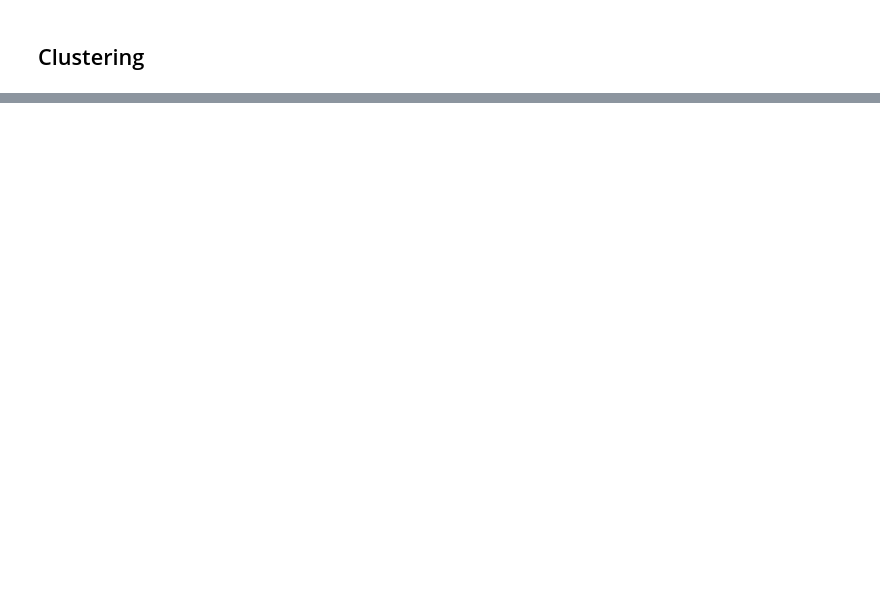
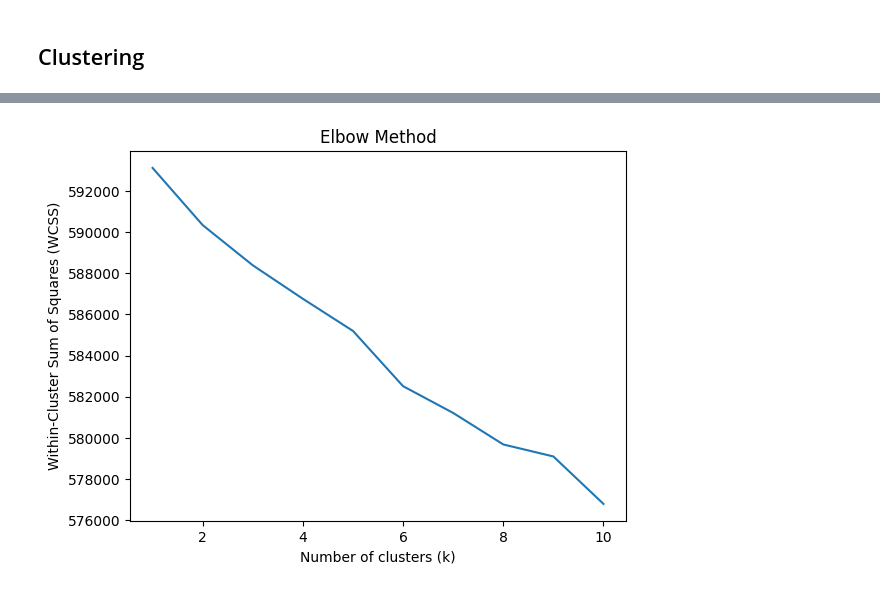
Before and after one commit to JammalAdeyemi/Sentiment_Analysis, a Jupyter notebook: Notebooks/Clustering.ipynb, the cells around one changed output, grey strips where cells are left out. Cells and saved outputs as stored; diff of their text form; code cells hidden in the pictures; blank space fills up the shorter version.

```diff
--- a/Notebooks/Clustering.ipynb
+++ b/Notebooks/Clustering.ipynb
@@ -295,17 +313,19 @@ Sparsity of X: 0.9938242746978169
 # %%
-# # Define a range of k values to test
-# k_values = range(1, 11)
+# Define a range of k values to test
+k_values = range(1, 11)
 
-# # Compute the WCSS for each value of k
-# wcss_values = []
-# for k in k_values:
-#     kmeans = KMeans(n_clusters=k, random_state=42)
-#     kmeans.fit(X3)
-#     wcss_values.append(kmeans.inertia_)
+# Compute the WCSS for each value of k
+wcss_values = []
+for k in k_values:
+    kmeans = KMeans(n_clusters=k, random_state=42)
+    kmeans.fit(X4)
+    wcss_values.append(kmeans.inertia_)
 
-# # Plot the WCSS as a function of k
-# plt.plot(k_values, wcss_values)
-# plt.xlabel('Number of clusters (k)')
-# plt.ylabel('Within-Cluster Sum of Squares (WCSS)')
-# plt.title('Elbow Method')
-# plt.show()
+# Plot the WCSS as a function of k
+plt.plot(k_values, wcss_values)
+plt.xlabel('Number of clusters (k)')
+plt.ylabel('Within-Cluster Sum of Squares (WCSS)')
+plt.title('Elbow Method')
+plt.show()
+# %% [output]
+[figure, added]
```
Also changed, not shown: parts of 6 cells of this notebook, 1 other file.
